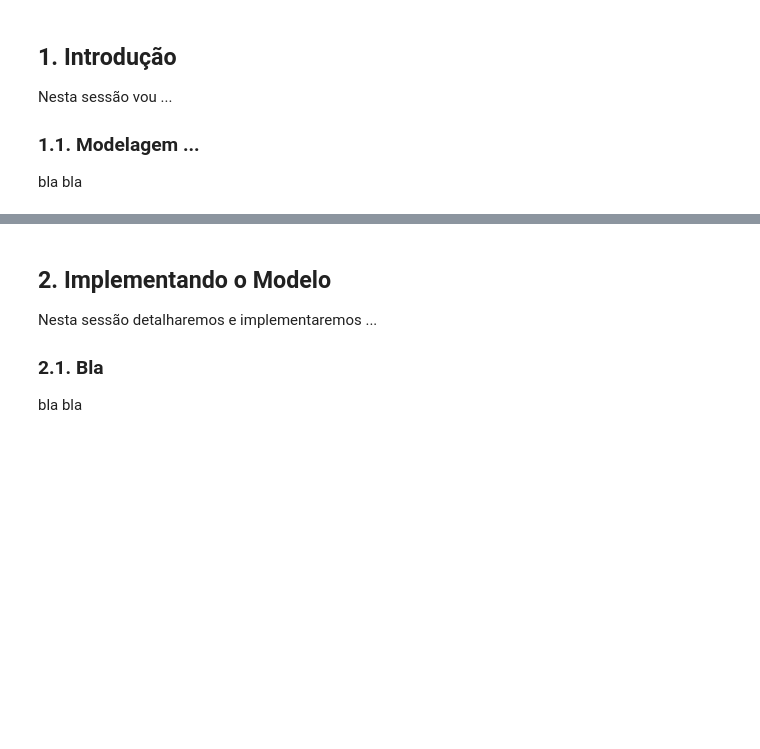
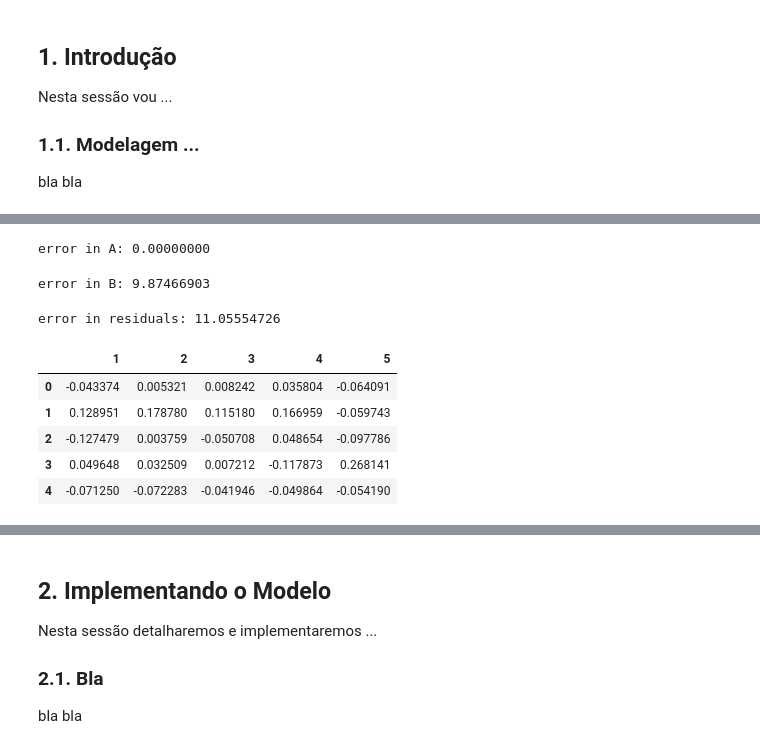
Before and after one commit to ucaiado/VectorAutoregression_Model, a Jupyter notebook: report.ipynb, the cells around one changed output, grey strips where cells are left out. Cells and saved outputs as stored; diff of their text form; code cells hidden in the pictures; blank space fills up the shorter version.

```diff
--- a/report.ipynb
+++ b/report.ipynb
@@ -81,0 +40,28 @@ params.shape
+# %%
+#print error
+print "error in A: {:0.8f}".format(sum(sum(sum(abs(self.na_A - results.coefs)))))
+# %% [output]
+error in A: 0.00000000
+# %%
+# print betas
+print "error in B: {:0.8f}".format(sum(sum(abs(self.na_betahat.T - results.params.values))))
+# %% [output]
+error in B: 9.87466903
+# %%
+print "error in residuals: {:0.8f}".format(sum(sum(abs(self.na_U.T - results.resid.values))))
+# %% [output]
+error in residuals: 11.05554726
+# %%
+na_betas = self.na_betahat.copy()
+# %%
+for idx in xrange(len(na_betas)):
+    na_betas[idx] = na_betas[idx].T
+# %%
+pd.DataFrame(na_betas).ix[:, 1:5]
+# %% [output]
+|  | 1 | 2 | 3 | 4 | 5 |
+| 0 | -0.043374 | 0.005321 | 0.008242 | 0.035804 | -0.064091 |
+| 1 | 0.128951 | 0.178780 | 0.115180 | 0.166959 | -0.059743 |
+| 2 | -0.127479 | 0.003759 | -0.050708 | 0.048654 | -0.097786 |
+| 3 | 0.049648 | 0.032509 | 0.007212 | -0.117873 | 0.268141 |
+| 4 | -0.071250 | -0.072283 | -0.041946 | -0.049864 | -0.054190 |
```
Also changed, not shown: parts of 74 cells of this notebook, 2 other files.
